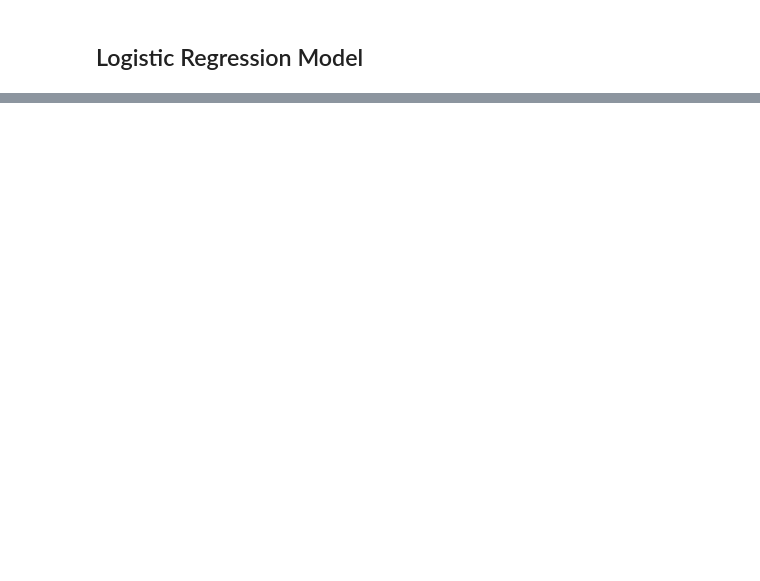
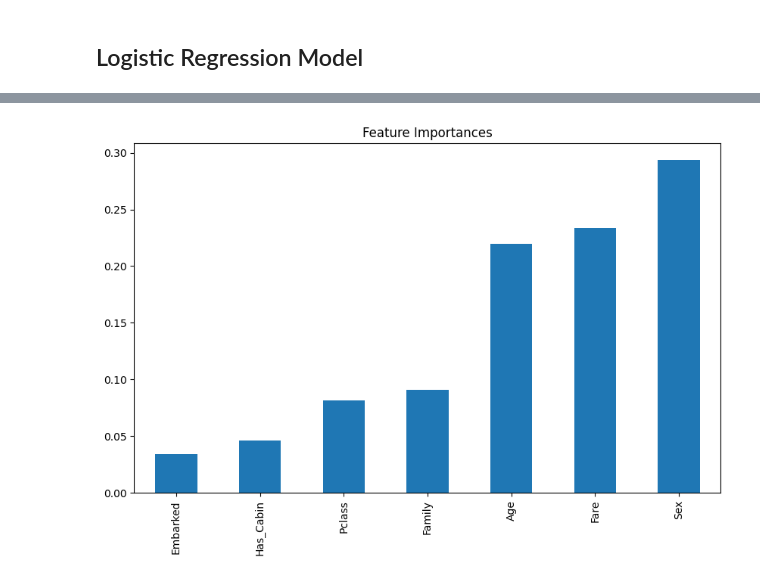
Before and after one commit to chetan4077/Titanic-Survival-Prediction, a Jupyter notebook: Titanic Survival Prediction/model.ipynb, the cells around one changed output, grey strips where cells are left out. Cells and saved outputs as stored; diff of their text form; code cells hidden in the pictures; blank space fills up the shorter version.

```diff
--- a/Titanic Survival Prediction/model.ipynb
+++ b/Titanic Survival Prediction/model.ipynb
@@ -73,0 +140,17 @@ print(x_test.isnull().sum())
+# %%
+from sklearn.preprocessing import StandardScaler
+
+age_scaler = StandardScaler().fit(train_data1[['Age']])
+train_data1['Age_scaled'] = age_scaler.transform(train_data1[['Age']])
+test_data1['Age_scaled'] = age_scaler.transform(test_data1[['Age']])
+
+x_train1=train_data1[['Sex','Pclass','Has_Cabin','Age_scaled','Family','Embarked']]
+y_train1=train_data1['Survived']
+model = LogisticRegression()
+model.fit(x_train1, y_train1)
+
+y_pred1 = model.predict(x_train1)
+
+print("\nAccuracy:", accuracy_score(y_train, y_pred))
+print("\nConfusion Matrix:\n", confusion_matrix(y_train, y_pred))
+print("\nClassification Report:\n", classification_report(y_train, y_pred))
@@ -73,0 +270,64 @@ print(x_test.isnull().sum())
+# %%
+import pandas as pd
+import numpy as np
+from sklearn.ensemble import RandomForestClassifier
+from sklearn.model_selection import train_test_split, GridSearchCV, cross_val_score
+from sklearn.metrics import accuracy_score, confusion_matrix, classification_report, roc_auc_score
+import matplotlib.pyplot as plt
+
+# Load cleaned data
+data3 = pd.read_csv('data/Cleaned Data/train_cleaned.csv')
+
+# Select features (modify based on your cleaned dataset)
+features = ['Pclass', 'Sex', 'Age', 'Family', 'Fare', 'Embarked', 'Has_Cabin']
+X = pd.get_dummies(data3[features])  # One-hot encode categoricals
+y = data3['Survived']
+
+# Train-test split
+X_train, X_test, y_train, y_test = train_test_split(X, y, test_size=0.2, random_state=42)
+
+# Initialize and tune Random Forest
+rf = RandomForestClassifier(random_state=42)
+
+# Hyperparameter grid
+param_grid = {
+    'n_estimators': [100, 200, 300],
+    'max_depth': [5, 7, 9, None],
+    'min_samples_split': [2, 5, 10],
+    'min_samples_leaf': [1, 2, 4],
+    'class_weight': [{0:0.5, 1:0.5}, {0:0.4, 1:0.6}, {0:0.3, 1:0.7}]
+}
+
+# Grid search with 5-fold CV
+grid_search = GridSearchCV(rf, param_grid, cv=5, scoring='accuracy', n_jobs=-1)
+grid_search.fit(X_train, y_train)
+
+# Best model
+best_rf = grid_search.best_estimator_
+
+# Evaluation
+def evaluate_model(model, X_test, y_test):
+    y_pred = model.predict(X_test)
+    y_proba = model.predict_proba(X_test)[:,1]
+
+    print("=== Best Parameters ===")
+    print(grid_search.best_params_)
+
+    print("\n=== Test Set Performance ===")
+    print(f"Accuracy: {accuracy_score(y_test, y_pred):.4f}")
+    print(f"AUC-ROC: {roc_auc_score(y_test, y_proba):.4f}")
+
+    print("\nConfusion Matrix:")
+    print(confusion_matrix(y_test, y_pred))
+
+    print("\nClassification Report:")
+    print(classification_report(y_test, y_pred))
+
+    # Feature importance
+    plt.figure(figsize=(10,6))
+    pd.Series(model.feature_importances_, index=X.columns).sort_values().plot(kind='bar')
+    plt.title("Feature Importances")
+    plt.show()
+
+evaluate_model(best_rf, X_test, y_test)
+# %% [output]
@@ -73,0 +354 @@ print(x_test.isnull().sum())
+[figure, added]
```
Also changed, not shown: parts of 17 cells of this notebook, 5 other files.
